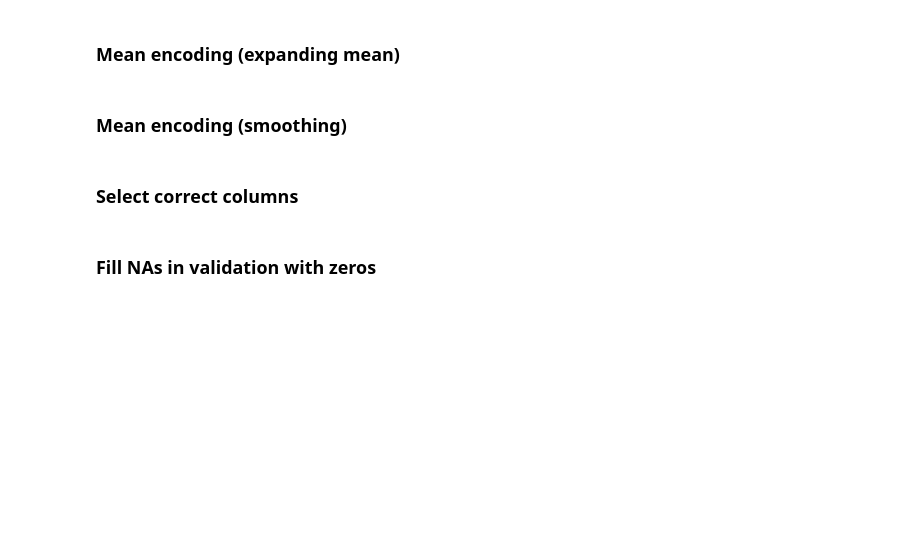
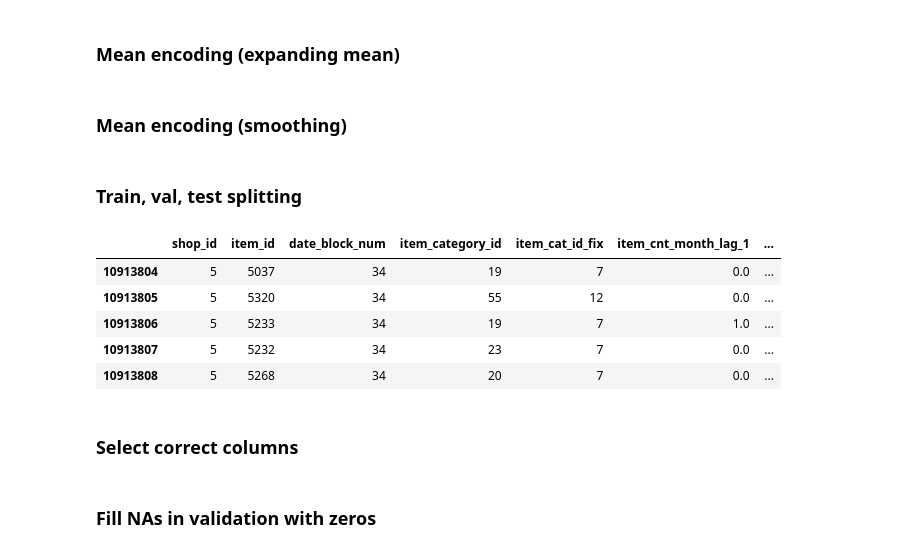
Before and after one commit to FluffyFu/coursera_win_ds_competition, a Jupyter notebook: final_project/code/Lagged_feature.ipynb, the cells around one changed output. Drawn from its saved outputs; the diff is of its cells as text; code cells hidden in the pictures; blank space fills up the shorter version.

```diff
--- a/final_project/code/Lagged_feature.ipynb
+++ b/final_project/code/Lagged_feature.ipynb
@@ -411,6 +457,21 @@ Wall time: 21.9 s
 #     df_train = df_train.merge(df_enc, on=col_pair, how='left')
 #     df_val = df_val.merge(df_enc, on=col_pair, how='left')
 #     df_test = df_test.merge(df_enc, on=col_pair, how='left')
+# %% [markdown]
+### Train, val, test splitting
+# %%
+df_train = all_data[(all_data.date_block_num > 2) & (all_data.date_block_num < 30)]
+df_val = all_data[(all_data.date_block_num >= 30) & (all_data.date_block_num < 34)]
+df_test = all_data[all_data.date_block_num == 34].drop('item_cnt_month', axis=1)
+# %%
+df_test.head()
+# %% [output]
+|  | shop_id | item_id | date_block_num | item_category_id | item_cat_id_fix | item_cnt_month_lag_1 | ... |
+| 10913804 | 5 | 5037 | 34 | 19 | 7 | 0.0 | ... |
+| 10913805 | 5 | 5320 | 34 | 55 | 12 | 0.0 | ... |
+| 10913806 | 5 | 5233 | 34 | 19 | 7 | 1.0 | ... |
+| 10913807 | 5 | 5232 | 34 | 23 | 7 | 0.0 | ... |
+| 10913808 | 5 | 5268 | 34 | 20 | 7 | 0.0 | ... |
 # %% [markdown]
 ### Select correct columns
 # %%
```
Also changed, not shown: parts of 38 cells of this notebook, 9 other files.
